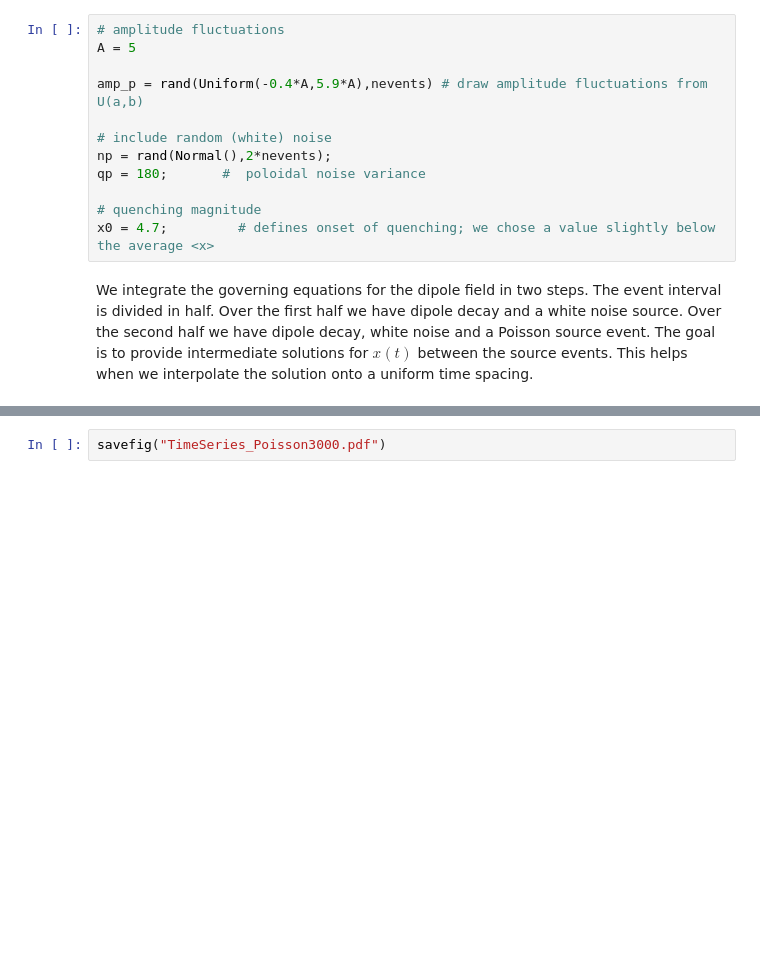
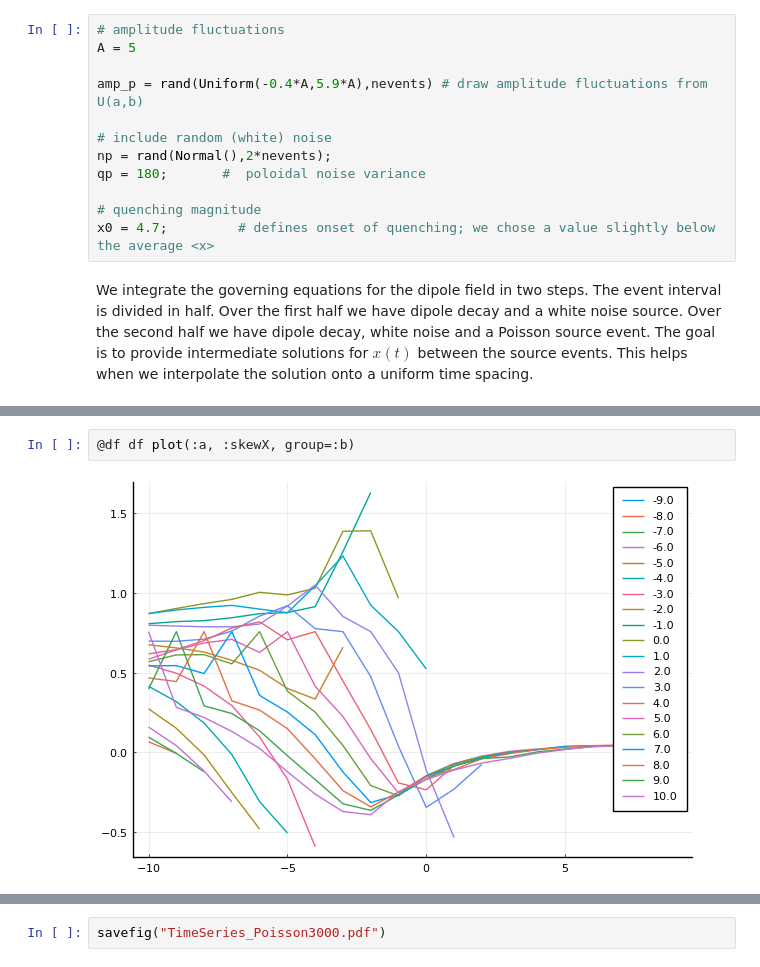
Before and after one commit to MurrayJaneMary/Stochastic, a Jupyter notebook: Poisson3000.ipynb, the cells around one changed output, grey strips where cells are left out. Drawn from its saved outputs; the diff is of its cells as text; blank space fills up the shorter version.

```diff
--- a/Poisson3000.ipynb
+++ b/Poisson3000.ipynb
@@ -148 +219,5 @@ pyplot()
+# %%
+@df df plot(:a, :skewX, group=:b)
+# %% [output]
+[figure, added]
 # %%
```
Also changed, not shown: parts of 14 cells of this notebook, 1 other file.
